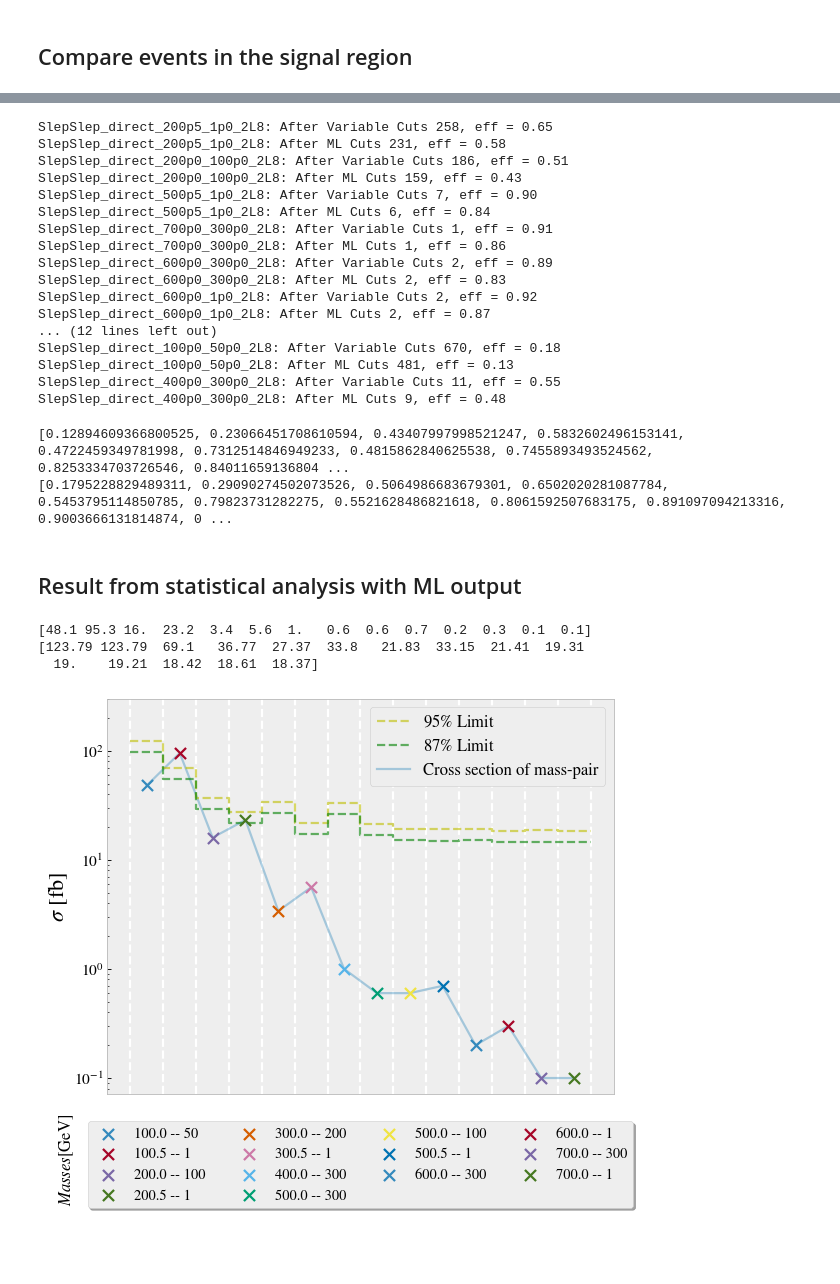
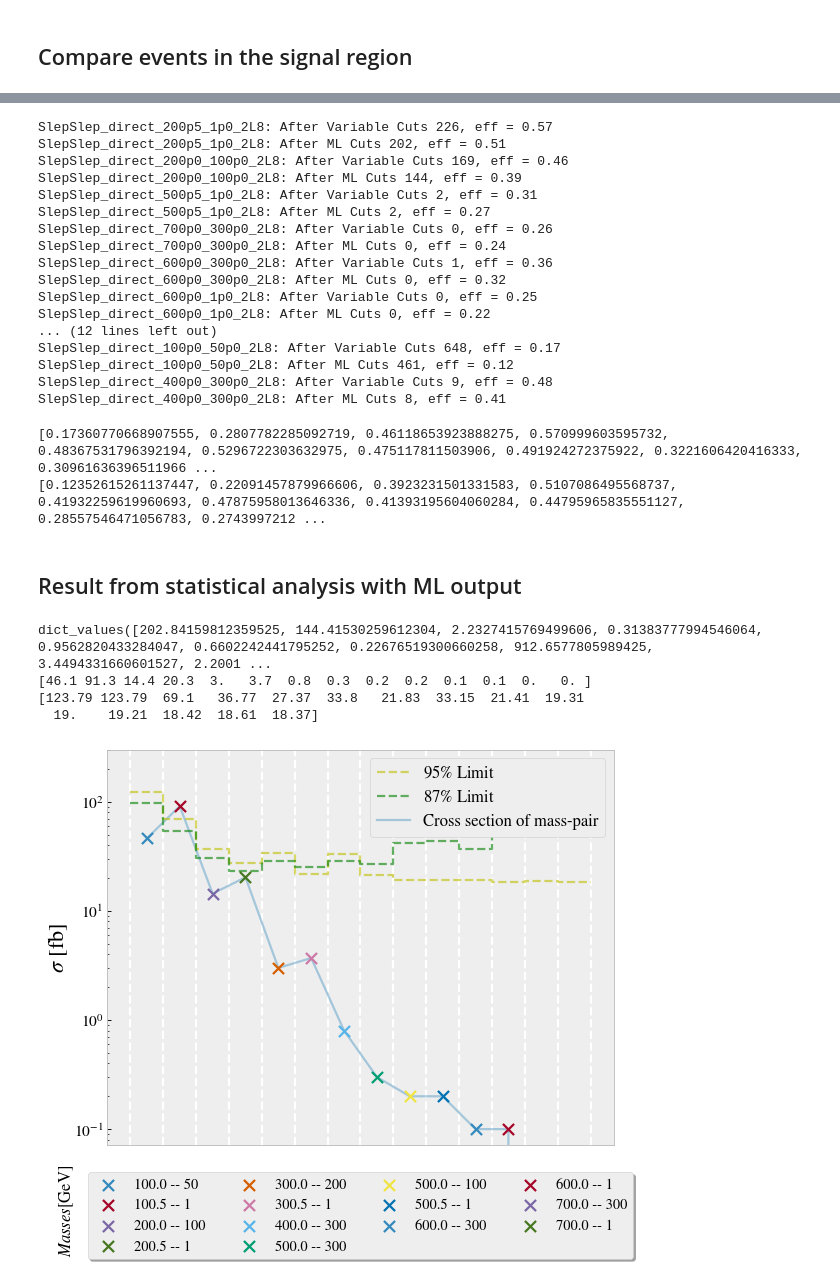
Before and after one commit to WilliamHirst/FYS5555, a Jupyter notebook: Proj3/new_notebooks/Histo.ipynb, the cells around one changed output, grey strips where cells are left out. Drawn from its saved outputs; the diff is of its cells as text; code cells hidden in the pictures; blank space fills up the shorter version.

```diff
--- a/Proj3/new_notebooks/Histo.ipynb
+++ b/Proj3/new_notebooks/Histo.ipynb
@@ -259,9 +356,10 @@ SUSY_nr_events_BC = {}
 for i in range(len(SUSY_masses)):
     SUSY_nr_events_BC[SUSY_masses[i]] = np.sum(df["weight"][df["physdescr"] == SUSY_masses[i]].array)
 # %%
-df = df[((abs(df["mll"])>120*1000) & (df["nbjet77"] <= 1) & (df["isOS"] == 1) & (df["mt2"] > 175*1000) & (df["met_et"] > 50*1000) & (df["lep1_pt"] > 80*1000) & (df["lep2_pt"] > 25*1000) )]
-df_data = df_data[((abs(df_data["mll"])>120*1000)   & (df_data["nbjet77"] <= 1) & (df_data["isOS"] == 1) & (df_data["mt2"] > 175*1000) & (df_data["met_et"] > 50*1000) & (df_data["lep1_pt"] > 80*1000) & (df_data["lep2_pt"] > 25*1000) )]
+df = df[((abs(df["mll"])>120*1000) & (df["nbjet77"] <= 1) & (df["met_et"] < 250*1000) & (df["isOS"] == 1) & (df["mt2"] > 175*1000) & (df["met_et"] > 50*1000) & (df["lep1_pt"] > 80*1000) & (df["lep2_pt"] > 25*1000) )]
+df_data = df_data[((abs(df_data["mll"])>120*1000)   & (df_data["nbjet77"] <= 1) & (df_data["met_et"] < 250*1000) & (df_data["isOS"] == 1) & (df_data["mt2"] > 175*1000) & (df_data["met_et"] > 50*1000) & (df_data["lep1_pt"] > 80*1000) & (df_data["lep2_pt"] > 25*1000) )]
 
+print(cats)
 SUSY_index = df["category"] == "SUSYSlepSlep"
 df_category = df.category
 df_weights = df.weight
@@ -271,7 +369,10 @@ SUSY_nr_events_AVC = {}
 for i in range(len(SUSY_masses)):
     SUSY_nr_events_AVC[SUSY_masses[i]] = np.sum(df["weight"][df["physdescr"] == SUSY_masses[i]].array)
 
-
+tot = 0
 for i in range(len(cats)):
-    print(f"Nr of {cats[i]} events: {int(np.sum(df_weights[df_category == cats[i]].array))}")
+    c_tot = int(np.sum(df_weights[df_category == cats[i]].array))
+    print(f"Nr of {cats[i]} events: {c_tot}")
+    tot += c_tot
+print(f"Total: {tot}")
 # %% [output]
@@ -297,8 +400,7 @@ for i in range(len(cats)):
     X_cat = np.array(df[index])
     weights.append(df_weights[index])
     df_output.append(xgb.predict_proba(X_cat)[:,1])
-    nr_events_AC.append(np.sum(weights[i].array))
-
+    nr_events_AC.append(np.sum(weights[i]))
 
 
 SUSY_output = xgb.predict_proba(np.array(df[SUSY_index]))[:,1]
@@ -418,26 +536,26 @@ for i in range(len(SUSY_masses)):
     SUSY_nr_events_AMLC[SUSY_masses[i]] = np.sum(weight_mass[np.array(pred>threshold)])
     effic_ML[SUSY_masses[i]] = SUSY_nr_events_AMLC[SUSY_masses[i]]/SUSY_nr_events_BC[SUSY_masses[i]]
     effic_nML[SUSY_masses[i]] = SUSY_nr_events_AVC[SUSY_masses[i]]/SUSY_nr_events_BC[SUSY_masses[i]]
-    print(f"{SUSY_masses[i]}: After Variable Cuts {int(SUSY_nr_events_AVC[SUSY_masses[i]])}, eff = {effic_nML[SUSY_masses[i]]:.2f}")
+    #print(f"{SUSY_masses[i]}: After Variable Cuts {int(SUSY_nr_events_AVC[SUSY_masses[i]])}, eff = {effic_nML[SUSY_masses[i]]:.2f}")
     print(f"{SUSY_masses[i]}: After ML Cuts {int(SUSY_nr_events_AMLC[SUSY_masses[i]])}, eff = {effic_ML[SUSY_masses[i]]:.2f}")
 # %% [output]
-SlepSlep_direct_200p5_1p0_2L8: After Variable Cuts 258, eff = 0.65
-SlepSlep_direct_200p5_1p0_2L8: After ML Cuts 231, eff = 0.58
-SlepSlep_direct_200p0_100p0_2L8: After Variable Cuts 186, eff = 0.51
-SlepSlep_direct_200p0_100p0_2L8: After ML Cuts 159, eff = 0.43
-SlepSlep_direct_500p5_1p0_2L8: After Variable Cuts 7, eff = 0.90
-SlepSlep_direct_500p5_1p0_2L8: After ML Cuts 6, eff = 0.84
-SlepSlep_direct_700p0_300p0_2L8: After Variable Cuts 1, eff = 0.91
-SlepSlep_direct_700p0_300p0_2L8: After ML Cuts 1, eff = 0.86
-SlepSlep_direct_600p0_300p0_2L8: After Variable Cuts 2, eff = 0.89
-SlepSlep_direct_600p0_300p0_2L8: After ML Cuts 2, eff = 0.83
-SlepSlep_direct_600p0_1p0_2L8: After Variable Cuts 2, eff = 0.92
-SlepSlep_direct_600p0_1p0_2L8: After ML Cuts 2, eff = 0.87
+SlepSlep_direct_200p5_1p0_2L8: After Variable Cuts 226, eff = 0.57
+SlepSlep_direct_200p5_1p0_2L8: After ML Cuts 202, eff = 0.51
+SlepSlep_direct_200p0_100p0_2L8: After Variable Cuts 169, eff = 0.46
+SlepSlep_direct_200p0_100p0_2L8: After ML Cuts 144, eff = 0.39
+SlepSlep_direct_500p5_1p0_2L8: After Variable Cuts 2, eff = 0.31
+SlepSlep_direct_500p5_1p0_2L8: After ML Cuts 2, eff = 0.27
+SlepSlep_direct_700p0_300p0_2L8: After Variable Cuts 0, eff = 0.26
+SlepSlep_direct_700p0_300p0_2L8: After ML Cuts 0, eff = 0.24
+SlepSlep_direct_600p0_300p0_2L8: After Variable Cuts 1, eff = 0.36
+SlepSlep_direct_600p0_300p0_2L8: After ML Cuts 0, eff = 0.32
+SlepSlep_direct_600p0_1p0_2L8: After Variable Cuts 0, eff = 0.25
+SlepSlep_direct_600p0_1p0_2L8: After ML Cuts 0, eff = 0.22
 ... (12 lines left out)
-SlepSlep_direct_100p0_50p0_2L8: After Variable Cuts 670, eff = 0.18
-SlepSlep_direct_100p0_50p0_2L8: After ML Cuts 481, eff = 0.13
-SlepSlep_direct_400p0_300p0_2L8: After Variable Cuts 11, eff = 0.55
-SlepSlep_direct_400p0_300p0_2L8: After ML Cuts 9, eff = 0.48
+SlepSlep_direct_100p0_50p0_2L8: After Variable Cuts 648, eff = 0.17
+SlepSlep_direct_100p0_50p0_2L8: After ML Cuts 461, eff = 0.12
+SlepSlep_direct_400p0_300p0_2L8: After Variable Cuts 9, eff = 0.48
+SlepSlep_direct_400p0_300p0_2L8: After ML Cuts 8, eff = 0.41
 # %%
 M = []
 LM = []
@@ -447,7 +565,6 @@ for i in range(len(SUSY_masses)):
     lm, nm = string[2].split("p")[0] + "." + string[2].split("p")[1]  , string[3].split("p")[0]
     LM.append(float(lm))
     NM.append(float(nm))
-    #M.append("$m_{\tilde{l}}=$"+lm )
     M.append(f"{lm} -- {nm}")
 
 
@@ -459,63 +576,64 @@ effic_ML = [effic_l1[i] for i in sort_indx]
 effic_l2 = list(effic_nML.values())
 effic_nML = [effic_l2[i] for i in sort_indx]
 
+nr_Events_AMLC = list(SUSY_nr_events_AMLC.values())
+nr_Events_AMLC = [nr_Events_AMLC[i] for i in sort_indx]
+
+
 print(effic_nML)
 print(effic_ML)
 # %% [output]
-[0.12894609366800525, 0.23066451708610594, 0.43407997998521247, 0.5832602496153141, 0.4722459349781998, 0.7312514846949233, 0.4815862840625538, 0.7455893493524562, 0.8253334703726546, 0.84011659136804 ...
-[0.1795228829489311, 0.29090274502073526, 0.5064986683679301, 0.6502020281087784, 0.5453795114850785, 0.79823731282275, 0.5521628486821618, 0.8061592507683175, 0.891097094213316, 0.9003666131814874, 0 ...
+[0.17360770668907555, 0.2807782285092719, 0.46118653923888275, 0.570999603595732, 0.48367531796392194, 0.5296722303632975, 0.475117811503906, 0.491924272375922, 0.3221606420416333, 0.30961636396511966 ...
+[0.12352615261137447, 0.22091457879966606, 0.3923231501331583, 0.5107086495568737, 0.41932259619960693, 0.47875958013646336, 0.41393195604060284, 0.44795965835551127, 0.28557546471056783, 0.2743997212 ...
 # %% [markdown]
 ## Result from statistical analysis with ML output
 # %%
 OLim = [123.79, 69.1, 36.77, 27.37, 33.8, 21.83, 33.15, 21.41, 19.31, 19.0, 19.21, 18.42, 18.61, 18.37]
-OLim_1p5 = [97.84, 54.69, 29.06, 21.63, 26.71, 17.25, 26.2, 16.92, 15.29, 15.02, 15.2, 14.56, 14.71, 14.52]
+#OLim = [122.65, 68.69, 38.68, 29.67, 36.24, 31.69, 36.66, 33.87, 53.13, 55.3, 47.07, 68.17, 63.84, 87.39]
+OLim_1p5 = [96.69, 54.17, 30.5, 23.43, 28.54, 25.0, 28.91, 26.66, 41.9, 43.61, 37.12, 53.84, 50.43, 69.03]
+print(SUSY_nr_events_AMLC.values())
 
-nr_Events = np.around(np.array(SUSY_nr_events_AC))/10
+nr_Events = np.around(np.array(nr_Events_AMLC))/10
 OLim = np.array(OLim)
 
 OLim = np.insert(OLim,0, OLim[0])
 OLim_1p5 = np.insert(OLim_1p5,0, OLim_1p5[0])
-OLim_1 = np.insert(OLim_1,0, OLim_1[0])
 x = np.linspace(0.5,len(nr_Events)+0.5, len(OLim))
 print(nr_Events)
 print(OLim)
 # %% [output]
-[48.1 95.3 16.  23.2  3.4  5.6  1.   0.6  0.6  0.7  0.2  0.3  0.1  0.1]
+dict_values([202.84159812359525, 144.41530259612304, 2.2327415769499606, 0.31383777994546064, 0.9562820433284047, 0.6602242441795252, 0.22676519300660258, 912.6577805989425, 3.4494331660601527, 2.2001 ...
+[46.1 91.3 14.4 20.3  3.   3.7  0.8  0.3  0.2  0.2  0.1  0.1  0.   0. ]
 [123.79 123.79  69.1   36.77  27.37  33.8   21.83  33.15  21.41  19.31
   19.    19.21  18.42  18.61  18.37]
 # %%
 fig = plt.figure(figsize = (7.4, 5.8), num=0, dpi=80, facecolor='w', edgecolor='k')
 ax = fig.add_subplot(1, 1, 1)
 ax.set_ylabel(r"$\sigma$ [fb]", fontsize=20)
 for i in range(len(nr_Events)):
     ax.scatter(i+1, nr_Events[i], marker = "x", label = M[i], s = 100,zorder=i+10)
 ax.set_yscale("log")
 ax.set_ylim(top = 3e2)
-plt.tick_params(
-    axis='x',          # changes apply to the x-axis
-    which='both',      # both major and minor ticks are affected
-    bottom=False,      # ticks along the bottom edge are off
-    top=False,         # ticks along the top edge are off
-    labelbottom=False)
+plt.tick_params(axis='x',which='both',bottom=False,top=False,labelbottom=False)
 plt.tight_layout(pad=1.1, w_pad=0.7, h_pad=0.2)
 plt.figtext(0.04, -0.02, r"$Masses$[GeV]", rotation=90, va='center', fontsize = 15)
 
 box = ax.get_position()
 ax.set_position([box.x0, box.y0 + box.height * 0.1,
                  box.width, box.height * 0.9])
 legend1 = plt.legend(loc='upper center', bbox_to_anchor=(0.5, -0.05),
           fancybox=True, shadow=True, ncol=4, fontsize=13)
 plt.plot(x, OLim, "--",drawstyle='steps', c = 'y', alpha = 0.6, zorder=1)
 plt.plot(x, OLim_1p5, "--",drawstyle='steps', c = 'g', alpha = 0.6)
 
 plt.plot(range(1,len(nr_Events)+ 1), nr_Events, alpha = 0.4, zorder=0)
 lines = ax.get_lines()
 legend2 = plt.legend(lines, [r'$95\%$ Limit', r'$87\%$ Limit','Cross section of mass-pair' ], loc='upper right',fontsize=15, framealpha = 1)
 ax.add_artist(legend1)
 for xi in x:
     ax.axvline(xi, linestyle = "--", zorder=-1, alpha = 1, c = "white")
 plt.grid(False)
 plt.savefig("figures/ExlusionEvents.pdf")
 plt.show()
 # %% [output]
-[figure, old version]
+[figure, new version]
```
Also changed, not shown: parts of 20 cells of this notebook, 2 other files.
